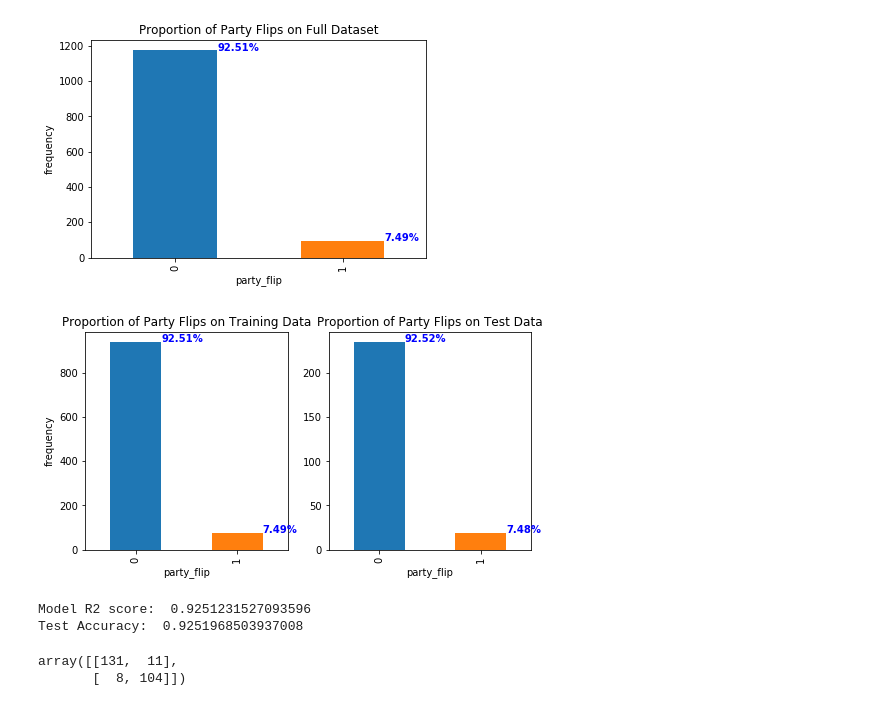
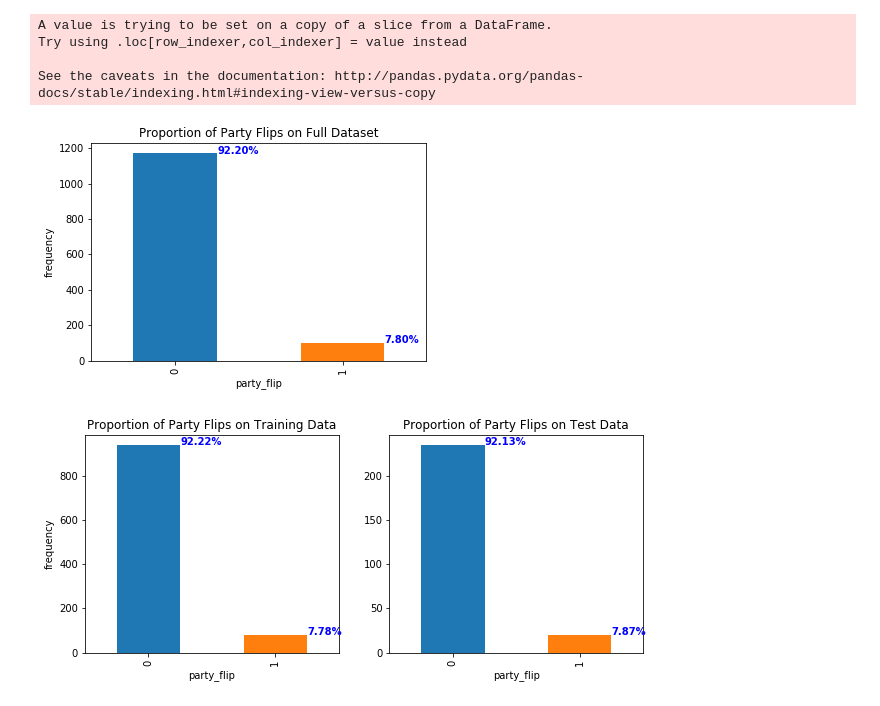
Before and after one commit to WildTangles/ac209a_project, a Jupyter notebook: Baseline_Model.ipynb, the cells around one changed output. Drawn from its saved outputs; the diff is of its cells as text; code cells hidden in the pictures.

```diff
--- a/Baseline_Model.ipynb
+++ b/Baseline_Model.ipynb
@@ -17,5 +19,8 @@ from sklearn.neighbors import KNeighborsClassifier
 %matplotlib inline
 # %%
 #read in FEC data
-full_dataset = pickle.load(open('Datasets/training_set.p', 'rb'))
-full_dataset.head()
+full_dataset = pickle.load(open('Datasets/data.p', 'rb'))
+#full_dataset.head()
+#1 =democratic party
+# additional features to try:
+#"prior_margin_unsigned_minus","national_poll","national_poll_prior"]
@@ -61,4 +27,16 @@ See the caveats in the documentation: http://pandas.pydata.org/pandas-docs/stabl
 # %%
+#Create a sub-dataset
+cols_to_use =["dem_win", "dem_win_prev", 'state']
+small_dataset =full_dataset[cols_to_use]
+
+#add column to indicate a party flip
+small_dataset['party_flip']= (small_dataset.dem_win_prev!=small_dataset.dem_win)*1
+
+#add one hot encoder for states (with or without dropping first)
+small_dataset = pd.get_dummies(small_dataset,'state',drop_first=True)
+
+#print(small_dataset.shape)
+#small_dataset.head()
 plt.title('Proportion of districts that chage party in consecutive elections')
 plt.ylabel('frequency')
 plt.xlabel('Party Change')
@@ -72,4 +50,8 @@ for name, group in (small_dataset.groupby('party_flip')['party_flip']):
     plt.text(int(name)+.25, group.count() + .25, \
     '{0:.2f}'.format(group.count()/small_dataset.shape[0]*100)+'%', color='blue', fontweight='bold')
 # %% [output]
+A value is trying to be set on a copy of a slice from a DataFrame.
+Try using .loc[row_indexer,col_indexer] = value instead
+
+See the caveats in the documentation: http://pandas.pydata.org/pandas-docs/stable/indexing.html#indexing-view-versus-copy
 [figure]
@@ -88,41 +58,38 @@ X_test=test_data[small_dataset.columns.difference(["curr_win_dem"])]
 # %%
+#split data into train and test and verify the distribution of party flips
+
+train_data, test_data = train_test_split(small_dataset, test_size=.2, \
+                        stratify=small_dataset.party_flip,random_state=209)
+
+#response variable
+y_train=train_data["dem_win"]
+y_test = test_data["dem_win"]
+
+#predictors
+X_train=train_data[small_dataset.columns.difference(["dem_win"])]
+X_test=test_data[small_dataset.columns.difference(["dem_win"])]
+
+
 #View the distribution of flips in train and test set
 
-fig, ax = plt.subplots(1,2, figsize=(8,4))
+fig, ax = plt.subplots(1,2, figsize=(10,4))
 X_train.groupby('party_flip')['party_flip'].count().plot.bar(ax=ax[0])
 X_test.groupby('party_flip')['party_flip'].count().plot.bar(ax=ax[1])
 
 #add title and axis
 ax[0].set_title("Proportion of Party Flips on Training Data")
 ax[0].set_ylabel("frequency")
 ax[1].set_title("Proportion of Party Flips on Test Data")
 
 
 #add bar numbers on training data plot
 for name, group in (X_train.groupby('party_flip')['party_flip']):
     ax[0].text(int(name)+.25, group.count() + .25, \
     '{0:.2f}'.format(group.count()/X_train.shape[0]*100)+'%', color='blue', fontweight='bold')
 
 #add bar numbers on test data plot
 for name, group in (X_test.groupby('party_flip')['party_flip']):
     ax[1].text(int(name)+.25, group.count() + .25, \
     '{0:.2f}'.format(group.count()/X_test.shape[0]*100)+'%', color='blue', fontweight='bold')
 # %% [output]
-[figure, old version]
+[figure, new version]
-# %%
-#model  LOGISTIC
-lr_model = LogisticRegressionCV(cv=5,random_state=209,multi_class='ovr',n_jobs=4)
-lr_model.fit(X_train,y_train)
-print("Model R2 score: ",lr_model.score(X_train,y_train))
-
-#predict on test set
-y_pred_test = lr_model.predict(X_test,)
-print("Test Accuracy: ",accuracy_score(y_test,y_pred_test))
-
-#confusion metrics
-confusion_matrix(y_test,y_pred_test)
-# %% [output]
-Model R2 score:  0.9251231527093596
-Test Accuracy:  0.9251968503937008
-array([[131,  11],
-       [  8, 104]])
```
Also changed, not shown: parts of 23 cells of this notebook.
